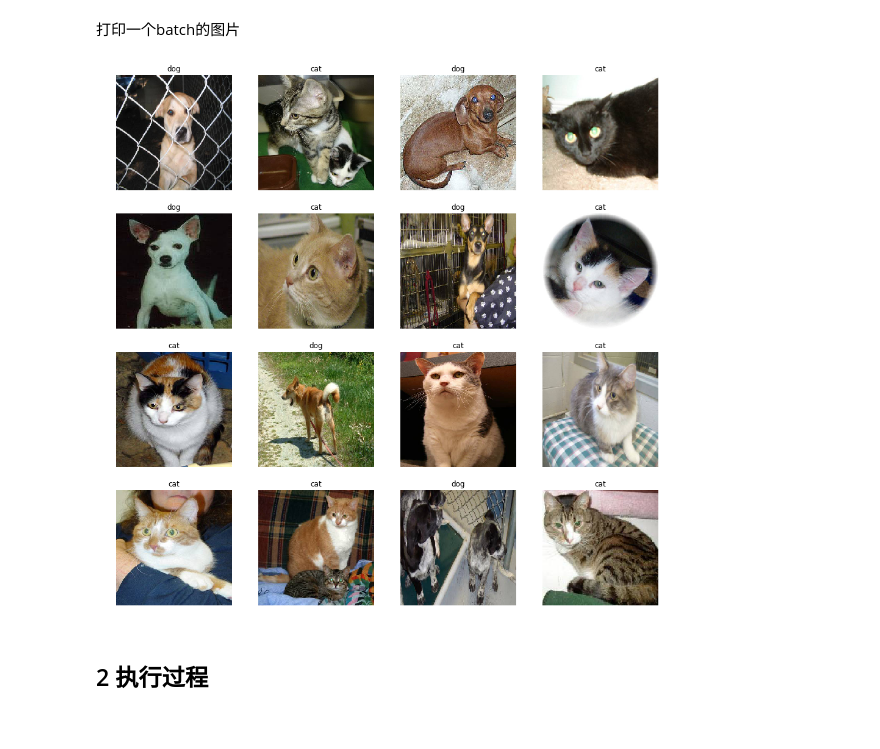
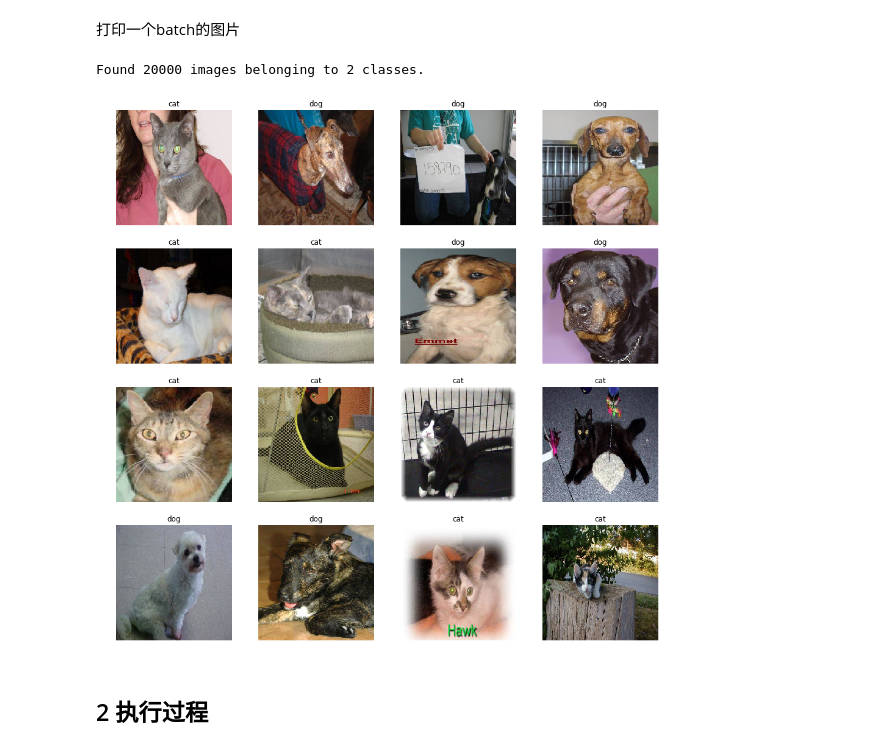
Before and after one commit to guomxin/mlnd-dogsvscats, a Jupyter notebook: 猫狗大战.ipynb, the cells around one changed output. Drawn from its saved outputs; the diff is of its cells as text; code cells hidden in the pictures.

```diff
--- a/猫狗大战.ipynb
+++ b/猫狗大战.ipynb
@@ -35,3 +35,10 @@ ax = sns.barplot(x=x, y=y)
 print("训练数据集中：猫的数量：{}，狗的数量：{}；测试集图片数量：{}".format(len(train_cat),len(train_dog),len(test_files)))
 # %% [output]
 训练数据集中：猫的数量：12500，狗的数量：12500；测试集图片数量：12500
+# %%
+from collections import defaultdict
+img_size_dict = defaultdict(int)
+for img_file in train_files:
+    img = cv2.imread('data/raw/train/{}'.format(img_file))
+    img_size = (img.shape[0], img.shape[1])
+    img_size_dict[img_size] += 1
@@ -115,18 +135,26 @@ Found 5000 images belonging to 2 classes.
 # %%
 import matplotlib.pyplot as plt
 
-x, y = train_generator.next()
+sample_datagen = ImageDataGenerator(rescale=1/255.)
+sample_generator = sample_datagen.flow_from_directory(
+        'data/train',
+        target_size=target_image_size,  # resize
+        batch_size=16,
+        class_mode='binary')
+
+x, y = sample_generator.next()
 plt.figure(figsize=(16, 16))
 for i, (img, label) in enumerate(zip(x, y)):
     plt.subplot(4, 4, i+1)
     if label == 1:
         plt.title('dog')
     else:
         plt.title('cat')
     plt.axis('off')
     plt.imshow(img)
 # %% [output]
+Found 20000 images belonging to 2 classes.
-[figure, old version]
+[figure, new version]
 # %% [markdown]
 ## 2 执行过程
 # %% [markdown]
```
Also changed, not shown: parts of 22 cells of this notebook, 3 other files.
